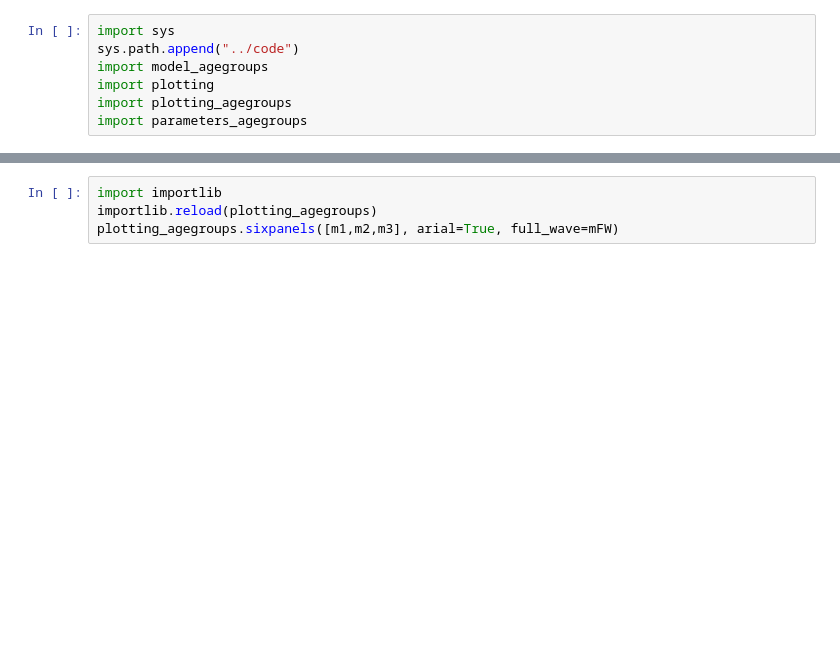
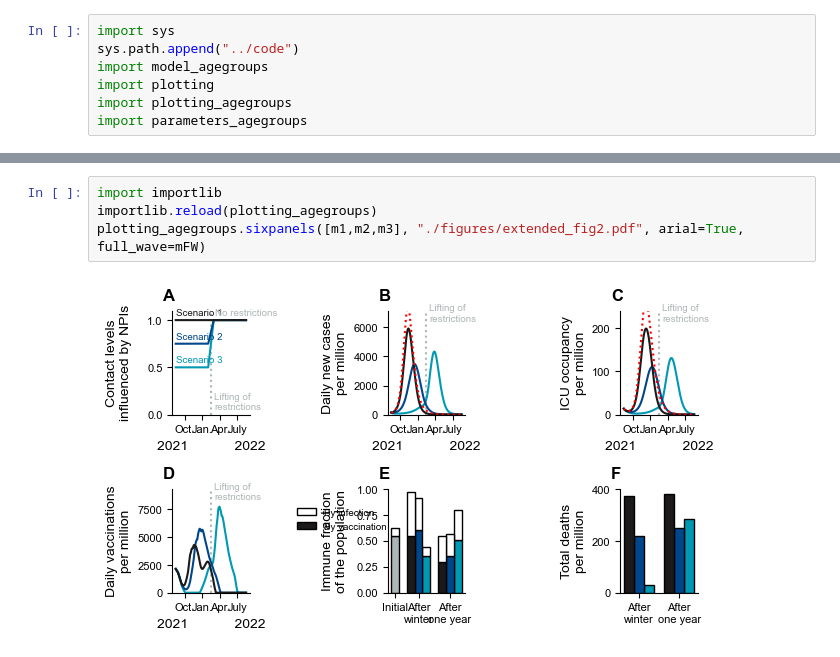
Before and after one commit to Priesemann-Group/covid19_winter_dilemma, a Jupyter notebook: notebooks/extended_fig2.ipynb, the cells around one changed output, grey strips where cells are left out. Cells and saved outputs as stored; diff of their text form; blank space fills up the shorter version.

```diff
--- a/notebooks/extended_fig2.ipynb
+++ b/notebooks/extended_fig2.ipynb
@@ -51,7 +98,9 @@ print(time.time() - start_time)
 # %%
 import importlib
 importlib.reload(plotting_agegroups)
-plotting_agegroups.sixpanels([m1,m2,m3], arial=True, full_wave=mFW)
+plotting_agegroups.sixpanels([m1,m2,m3], "./figures/extended_fig2.pdf", arial=True, full_wave=mFW)
+# %% [output]
+[figure, added]
 # %%
 importlib.reload(plotting_agegroups)
 plotting_agegroups.overview(m1, arial=True)
```
Also changed, not shown: parts of 7 cells of this notebook, 6 other files.
